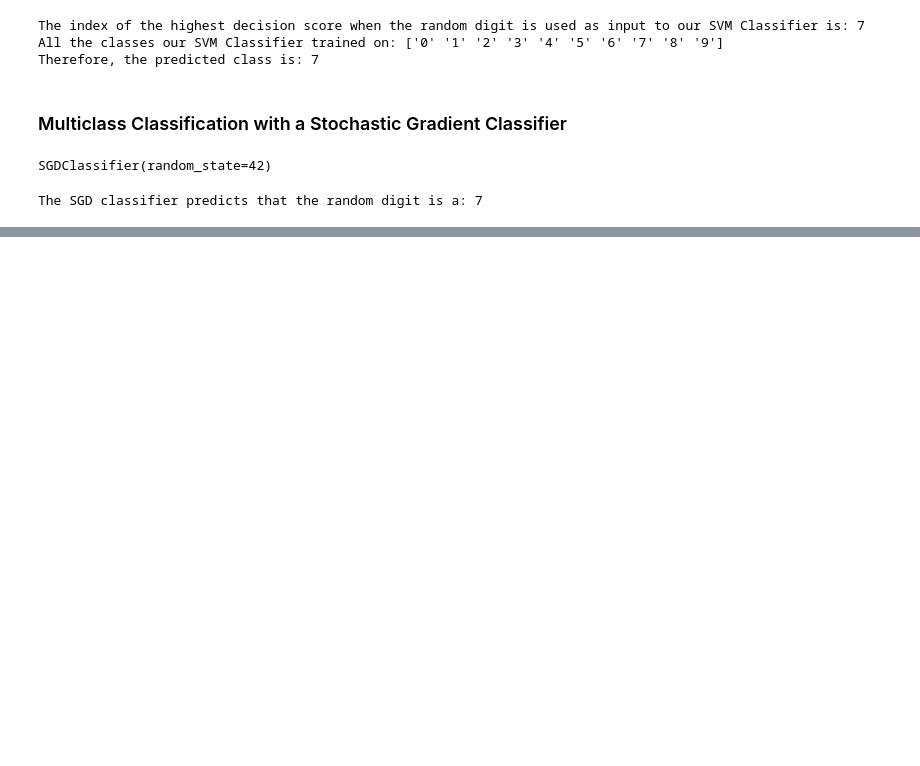
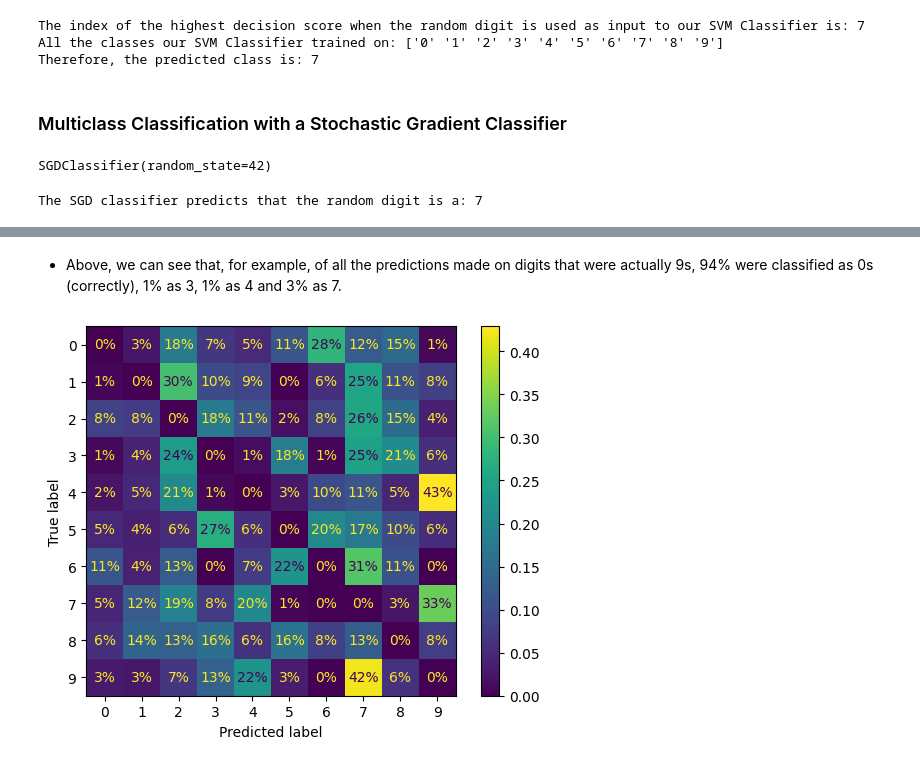
Before and after one commit to TevinAchong/hands-on-ml, a Jupyter notebook: chapter_03/chapter_03_cleaned.ipynb, the cells around one changed output, grey strips where cells are left out. Cells and saved outputs as stored; diff of their text form; code cells hidden in the pictures; blank space fills up the shorter version.

```diff
--- a/chapter_03/chapter_03_cleaned.ipynb
+++ b/chapter_03/chapter_03_cleaned.ipynb
@@ -578,0 +619,13 @@ SGD Classifier Decision Scores for Each Class:
+# %% [markdown]
+- Above, we can see that, for example, of all the predictions made on digits that were actually 9s, 94% were classified as 0s (correctly), 1% as 3, 1% as 4 and 3% as 7.
+# %%
+# Putting zero weight on the correct predictions to properly highlight erroneous predictions
+sample_weight = (y_train_pred != y_train) #true where the prediction is incorrect
+ConfusionMatrixDisplay.from_predictions(
+    y_train, y_train_pred,
+    sample_weight=sample_weight,
+    normalize='true', values_format='.0%'
+)
+plt.show()
+# %% [output]
+[figure, added]
```
Also changed, not shown: parts of 28 cells of this notebook.
